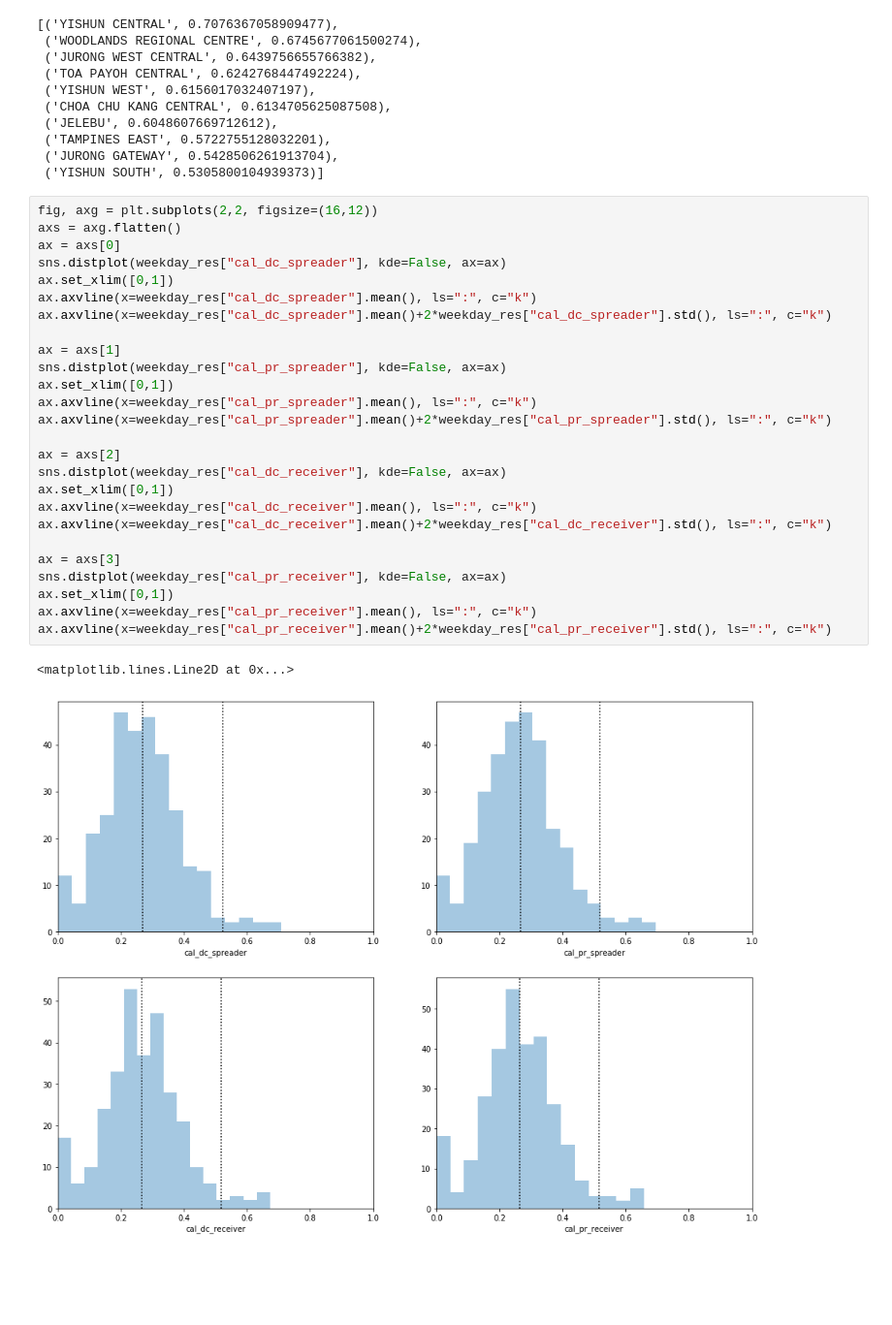
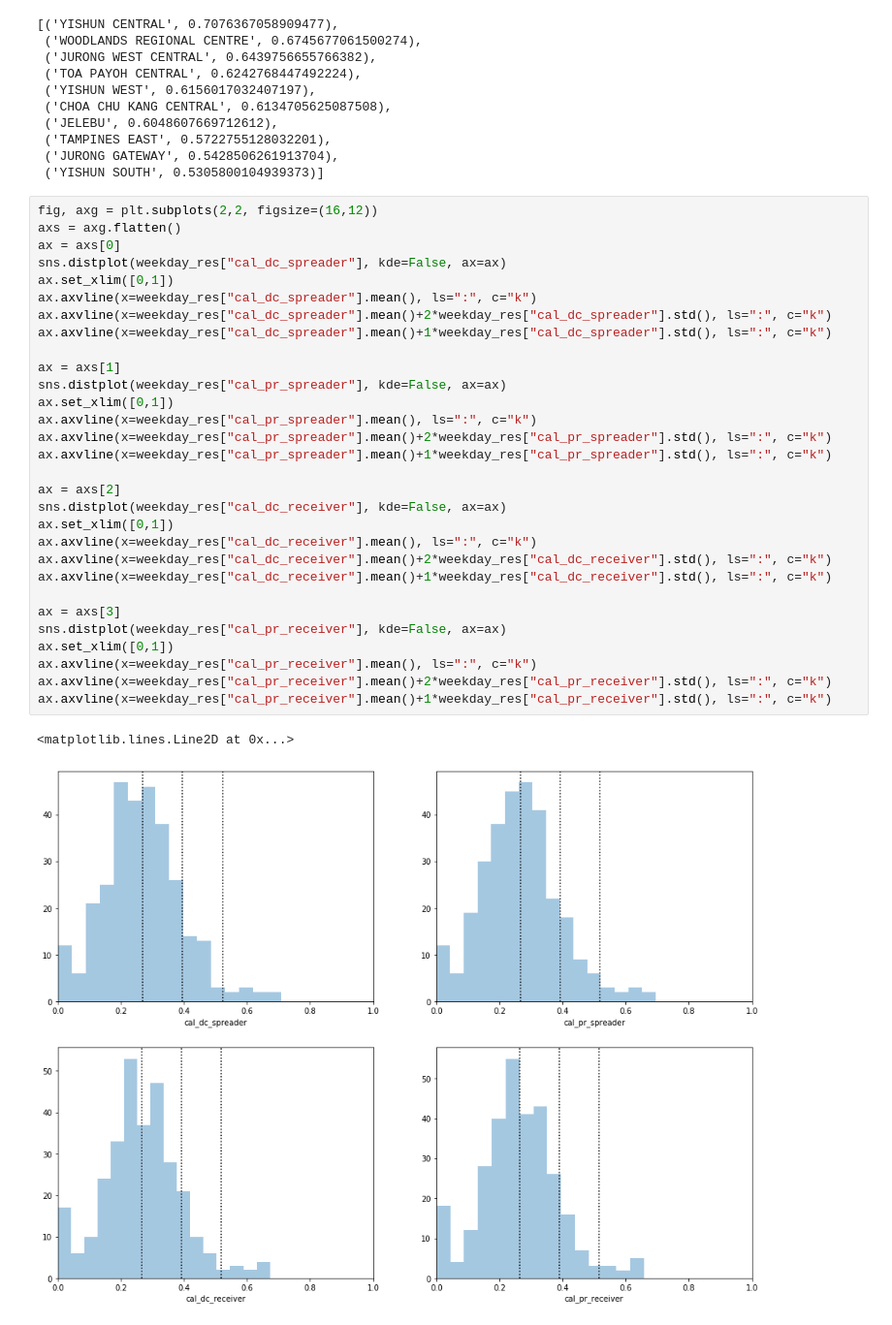
Before and after one commit to wcchin/SG_transit_analysis, a Jupyter notebook: analysis/analyzing_result_pt1.ipynb, the cells around one changed output. Shown at 97% size. Cells and saved outputs as stored; diff of their text form; blank space fills up the shorter version.

```diff
--- a/analysis/analyzing_result.ipynb
+++ b/analysis/analyzing_result_pt1.ipynb
@@ -249,30 +249,34 @@ nodes
 # %%
 fig, axg = plt.subplots(2,2, figsize=(16,12))
 axs = axg.flatten()
 ax = axs[0]
 sns.distplot(weekday_res["cal_dc_spreader"], kde=False, ax=ax)
 ax.set_xlim([0,1])
 ax.axvline(x=weekday_res["cal_dc_spreader"].mean(), ls=":", c="k")
 ax.axvline(x=weekday_res["cal_dc_spreader"].mean()+2*weekday_res["cal_dc_spreader"].std(), ls=":", c="k")
+ax.axvline(x=weekday_res["cal_dc_spreader"].mean()+1*weekday_res["cal_dc_spreader"].std(), ls=":", c="k")
 
 ax = axs[1]
 sns.distplot(weekday_res["cal_pr_spreader"], kde=False, ax=ax)
 ax.set_xlim([0,1])
 ax.axvline(x=weekday_res["cal_pr_spreader"].mean(), ls=":", c="k")
 ax.axvline(x=weekday_res["cal_pr_spreader"].mean()+2*weekday_res["cal_pr_spreader"].std(), ls=":", c="k")
+ax.axvline(x=weekday_res["cal_pr_spreader"].mean()+1*weekday_res["cal_pr_spreader"].std(), ls=":", c="k")
 
 ax = axs[2]
 sns.distplot(weekday_res["cal_dc_receiver"], kde=False, ax=ax)
 ax.set_xlim([0,1])
 ax.axvline(x=weekday_res["cal_dc_receiver"].mean(), ls=":", c="k")
 ax.axvline(x=weekday_res["cal_dc_receiver"].mean()+2*weekday_res["cal_dc_receiver"].std(), ls=":", c="k")
+ax.axvline(x=weekday_res["cal_dc_receiver"].mean()+1*weekday_res["cal_dc_receiver"].std(), ls=":", c="k")
 
 ax = axs[3]
 sns.distplot(weekday_res["cal_pr_receiver"], kde=False, ax=ax)
 ax.set_xlim([0,1])
 ax.axvline(x=weekday_res["cal_pr_receiver"].mean(), ls=":", c="k")
 ax.axvline(x=weekday_res["cal_pr_receiver"].mean()+2*weekday_res["cal_pr_receiver"].std(), ls=":", c="k")
+ax.axvline(x=weekday_res["cal_pr_receiver"].mean()+1*weekday_res["cal_pr_receiver"].std(), ls=":", c="k")
 # %% [output]
 <matplotlib.lines.Line2D at 0x...>
-[figure, old version]
+[figure, new version]
 # %%
```
Also changed, not shown: parts of 22 cells of this notebook, 20 other files.
